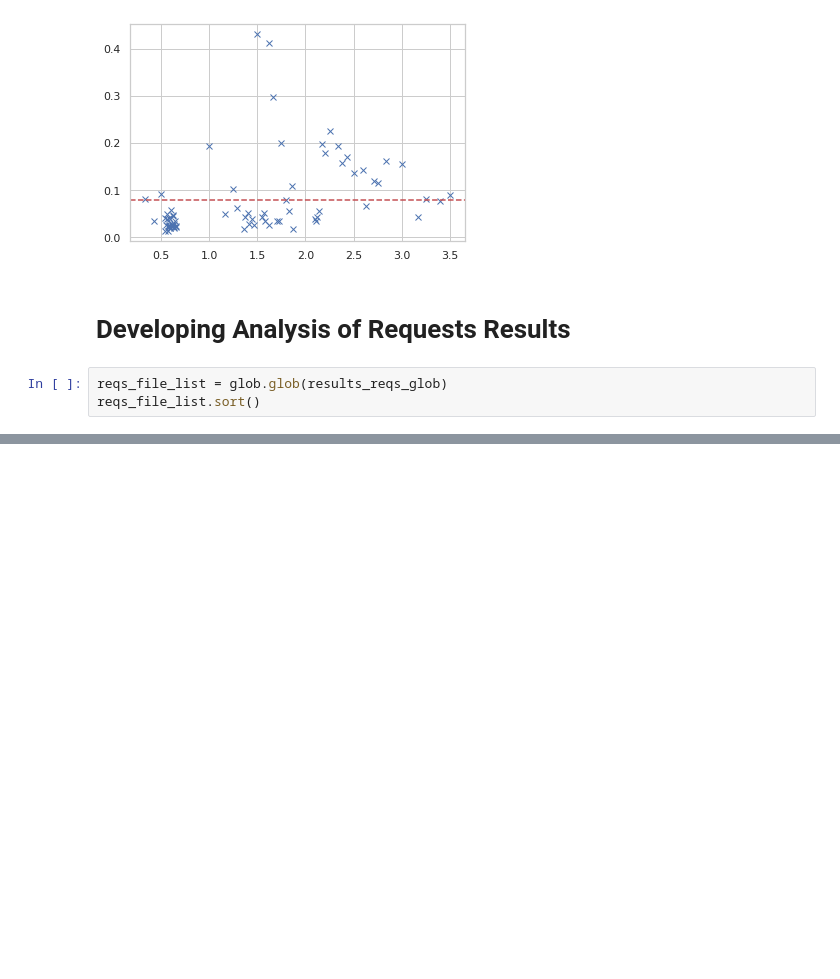
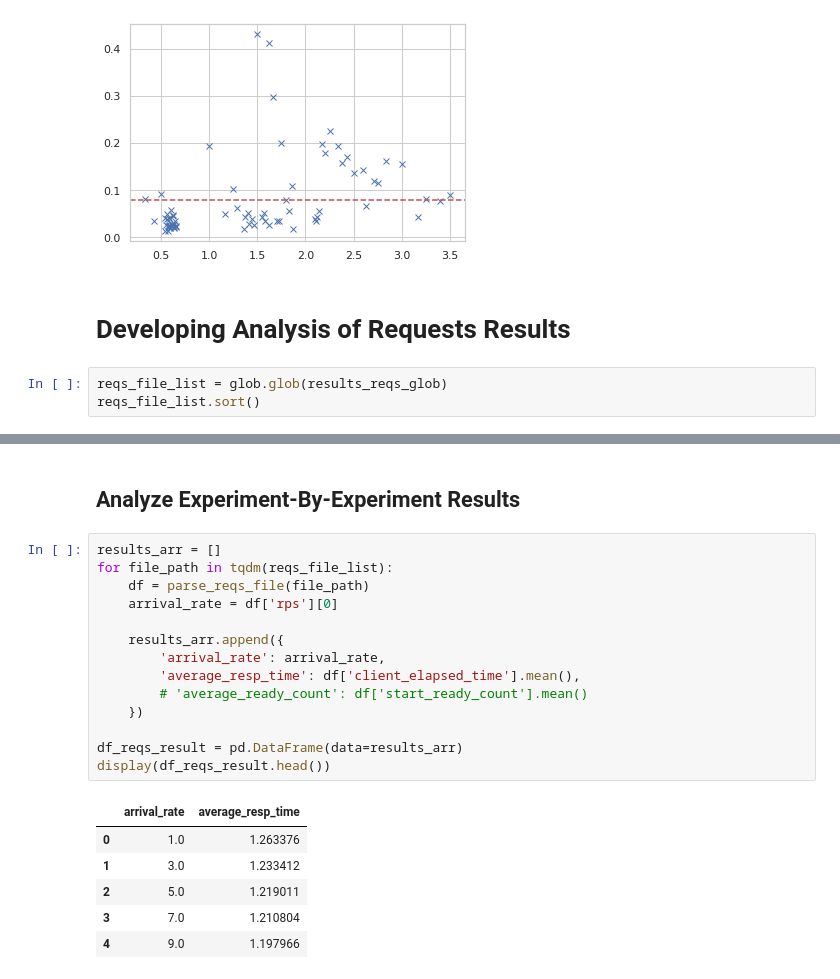
Before and after one commit to pacslab/conc-value-perf-modelling, a Jupyter notebook: experiments/experimenter/parse.ipynb, the cells around one changed output, grey strips where cells are left out. Saved outputs shown, nothing was run; the diff lists cells and outputs as text; blank space fills up the shorter version.

```diff
--- a/experiments/experimenter/parse.ipynb
+++ b/experiments/experimenter/parse.ipynb
@@ -230,0 +236,23 @@ display(df.head())
+# %% [markdown]
+## Analyze Experiment-By-Experiment Results
+# %%
+results_arr = []
+for file_path in tqdm(reqs_file_list):
+    df = parse_reqs_file(file_path)
+    arrival_rate = df['rps'][0]
+
+    results_arr.append({
+        'arrival_rate': arrival_rate,
+        'average_resp_time': df['client_elapsed_time'].mean(),
+        # 'average_ready_count': df['start_ready_count'].mean()
+    })
+
+df_reqs_result = pd.DataFrame(data=results_arr)
+display(df_reqs_result.head())
+# %% [output]
+|  | arrival_rate | average_resp_time |
+| 0 | 1.0 | 1.263376 |
+| 1 | 3.0 | 1.233412 |
+| 2 | 5.0 | 1.219011 |
+| 3 | 7.0 | 1.210804 |
+| 4 | 9.0 | 1.197966 |
```
Also changed, not shown: parts of 3 cells of this notebook.
